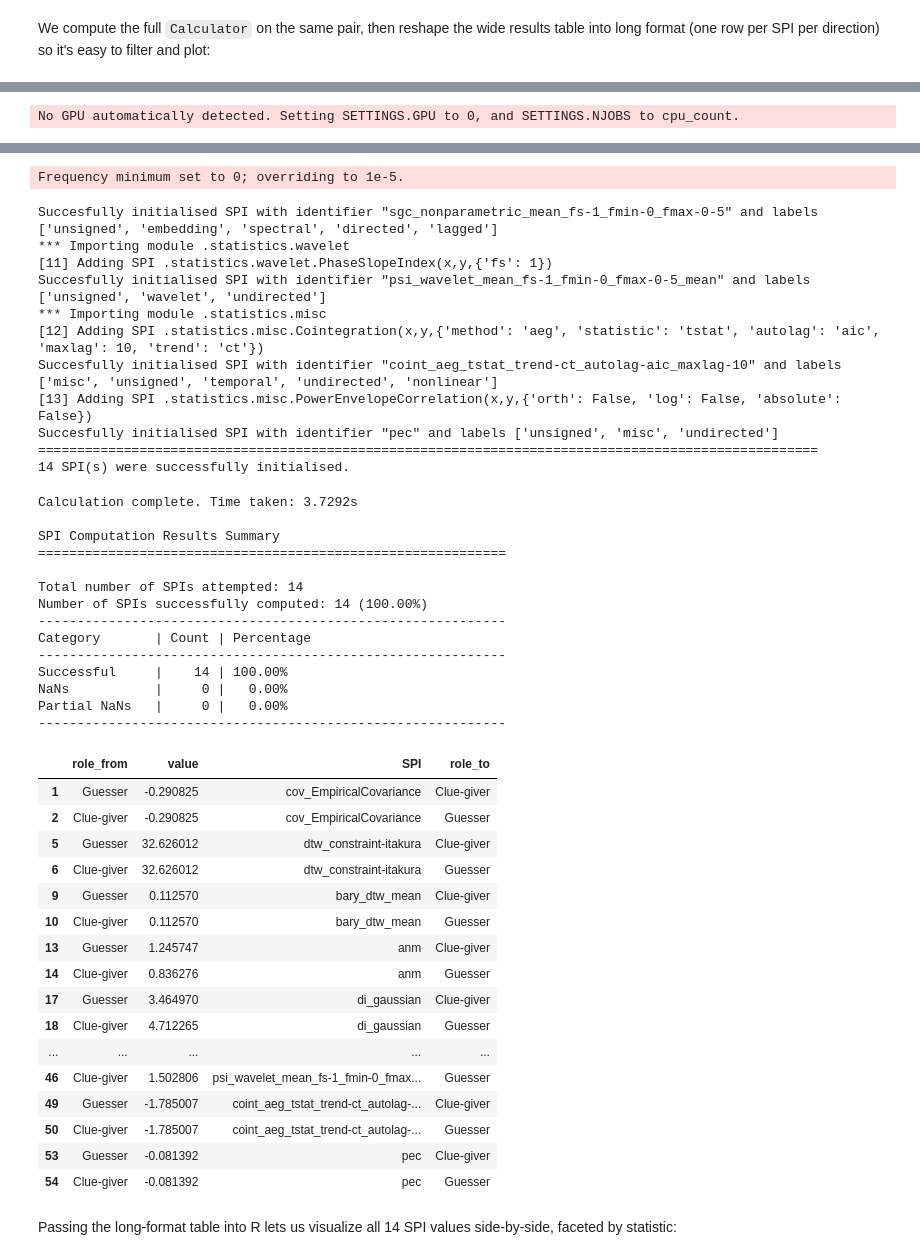
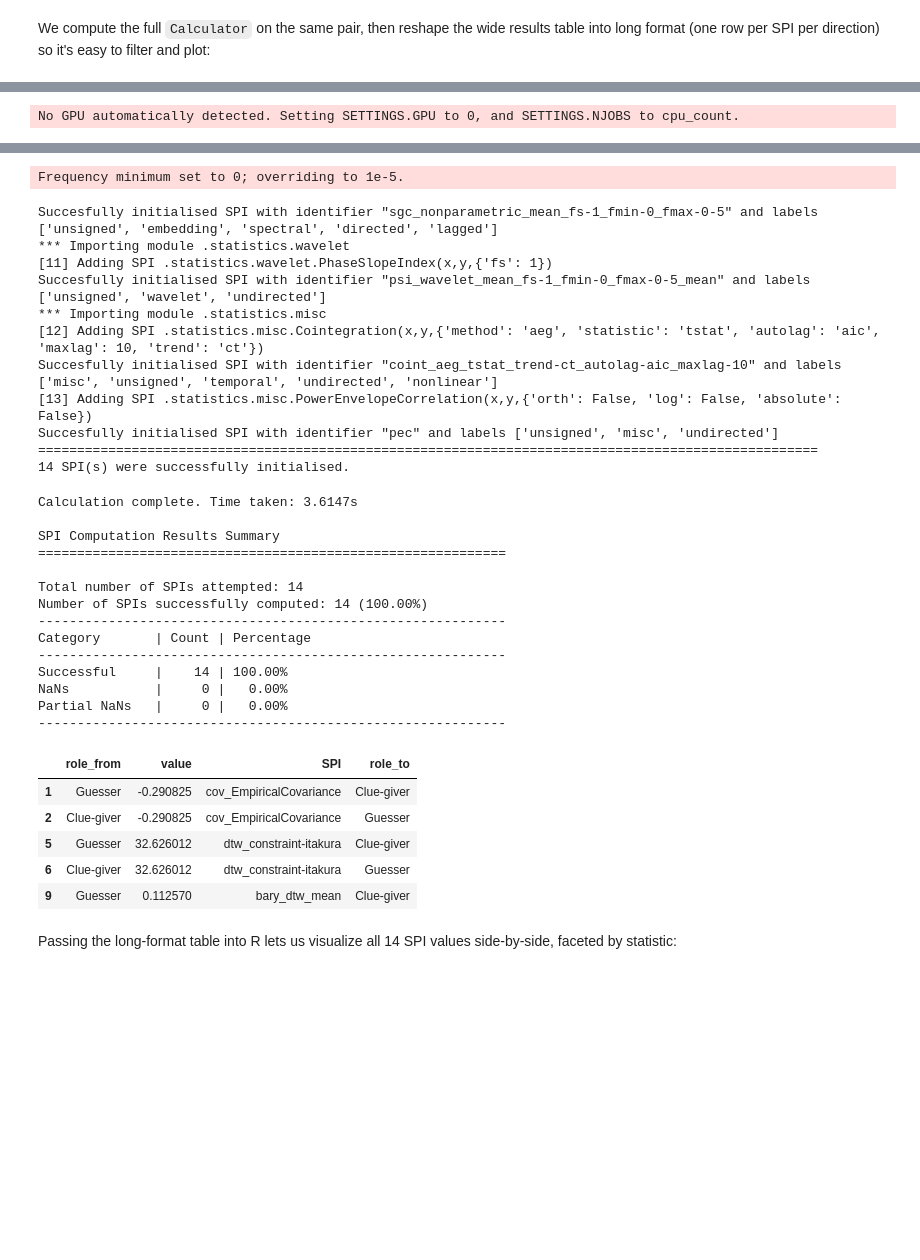
Before and after one commit to anniegbryant/MDIG2026_pyspi_tutorial, a Jupyter notebook: MDIG2026_tutorial.ipynb, the cells around one changed output, grey strips where cells are left out. Drawn from its saved outputs; the diff is of its cells as text; code cells hidden in the pictures; blank space fills up the shorter version.

```diff
--- a/MDIG2026_tutorial.ipynb
+++ b/MDIG2026_tutorial.ipynb
@@ -185,7 +185,7 @@ table_level2_long = (table_level2_long.assign(role_from = lambda x: np.where(x.r
                     .query("role_from != role_to")
                     )
 
-table_level2_long
+table_level2_long.head()
 # %% [output]
 Checking if optional dependencies exist...
 Starting JVM with java class /Users/abry4213/miniforge3/envs/annie_env/lib/python3.10/site-packages/pyspi/lib/jidt/infodynamics.jar.
@@ -225,45 +225,34 @@ Frequency minimum set to 0; overriding to 1e-5.
 Succesfully initialised SPI with identifier "sgc_nonparametric_mean_fs-1_fmin-0_fmax-0-5" and labels ['unsigned', 'embedding', 'spectral', 'directed', 'lagged']
 *** Importing module .statistics.wavelet
 [11] Adding SPI .statistics.wavelet.PhaseSlopeIndex(x,y,{'fs': 1})
 Succesfully initialised SPI with identifier "psi_wavelet_mean_fs-1_fmin-0_fmax-0-5_mean" and labels ['unsigned', 'wavelet', 'undirected']
 *** Importing module .statistics.misc
 [12] Adding SPI .statistics.misc.Cointegration(x,y,{'method': 'aeg', 'statistic': 'tstat', 'autolag': 'aic', 'maxlag': 10, 'trend': 'ct'})
 Succesfully initialised SPI with identifier "coint_aeg_tstat_trend-ct_autolag-aic_maxlag-10" and labels ['misc', 'unsigned', 'temporal', 'undirected', 'nonlinear']
 [13] Adding SPI .statistics.misc.PowerEnvelopeCorrelation(x,y,{'orth': False, 'log': False, 'absolute': False})
 Succesfully initialised SPI with identifier "pec" and labels ['unsigned', 'misc', 'undirected']
 ====================================================================================================
 14 SPI(s) were successfully initialised.
-Calculation complete. Time taken: 3.7292s
+Calculation complete. Time taken: 3.6147s
 
 SPI Computation Results Summary
 ============================================================
 
 Total number of SPIs attempted: 14
 Number of SPIs successfully computed: 14 (100.00%)
 ------------------------------------------------------------
 Category       | Count | Percentage
 ------------------------------------------------------------
 Successful     |    14 | 100.00%
 NaNs           |     0 |   0.00%
 Partial NaNs   |     0 |   0.00%
 ------------------------------------------------------------
 |  | role_from | value | SPI | role_to |
 | 1 | Guesser | -0.290825 | cov_EmpiricalCovariance | Clue-giver |
 | 2 | Clue-giver | -0.290825 | cov_EmpiricalCovariance | Guesser |
 | 5 | Guesser | 32.626012 | dtw_constraint-itakura | Clue-giver |
 | 6 | Clue-giver | 32.626012 | dtw_constraint-itakura | Guesser |
 | 9 | Guesser | 0.112570 | bary_dtw_mean | Clue-giver |
-| 10 | Clue-giver | 0.112570 | bary_dtw_mean | Guesser |
-| 13 | Guesser | 1.245747 | anm | Clue-giver |
-| 14 | Clue-giver | 0.836276 | anm | Guesser |
-| 17 | Guesser | 3.464970 | di_gaussian | Clue-giver |
-| 18 | Clue-giver | 4.712265 | di_gaussian | Guesser |
-| ... | ... | ... | ... | ... |
-| 46 | Clue-giver | 1.502806 | psi_wavelet_mean_fs-1_fmin-0_fmax... | Guesser |
-| 49 | Guesser | -1.785007 | coint_aeg_tstat_trend-ct_autolag-... | Clue-giver |
-| 50 | Clue-giver | -1.785007 | coint_aeg_tstat_trend-ct_autolag-... | Guesser |
-| 53 | Guesser | -0.081392 | pec | Clue-giver |
-| 54 | Clue-giver | -0.081392 | pec | Guesser |
 # %% [markdown]
 Passing the long-format table into R lets us visualize all 14 SPI values side-by-side, faceted by statistic:
 # %%
```
Also changed, not shown: parts of 8 cells of this notebook.
